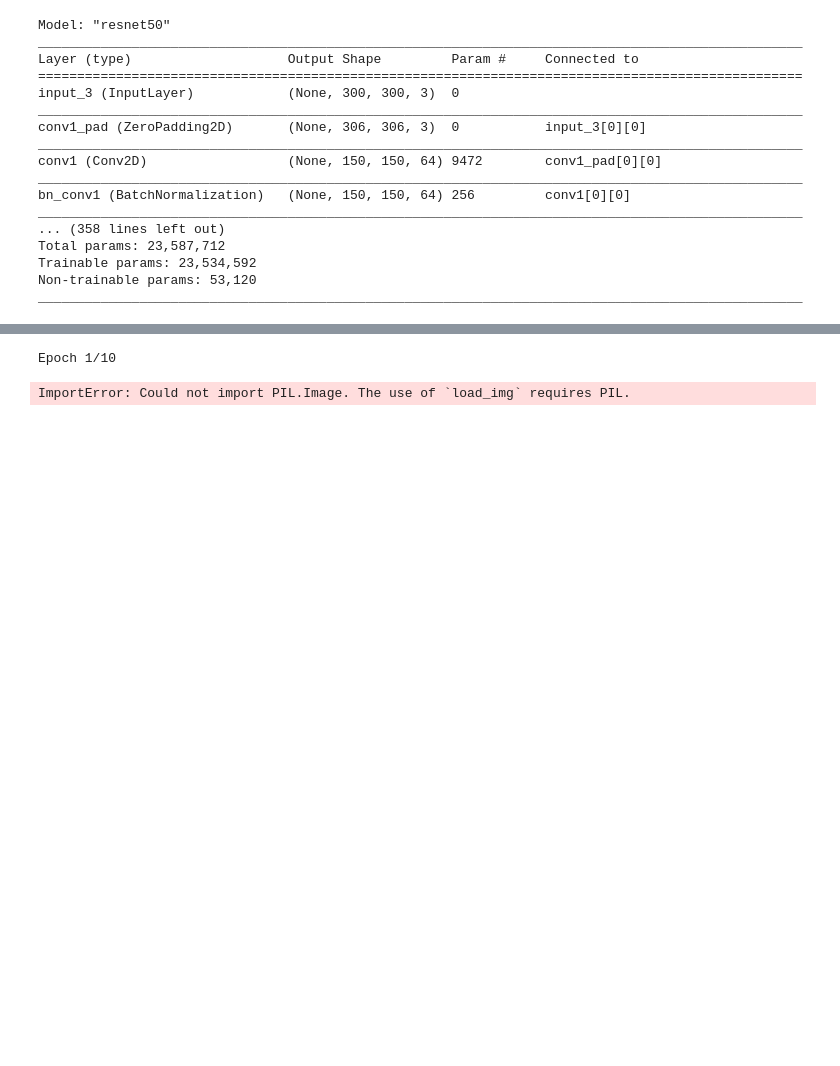
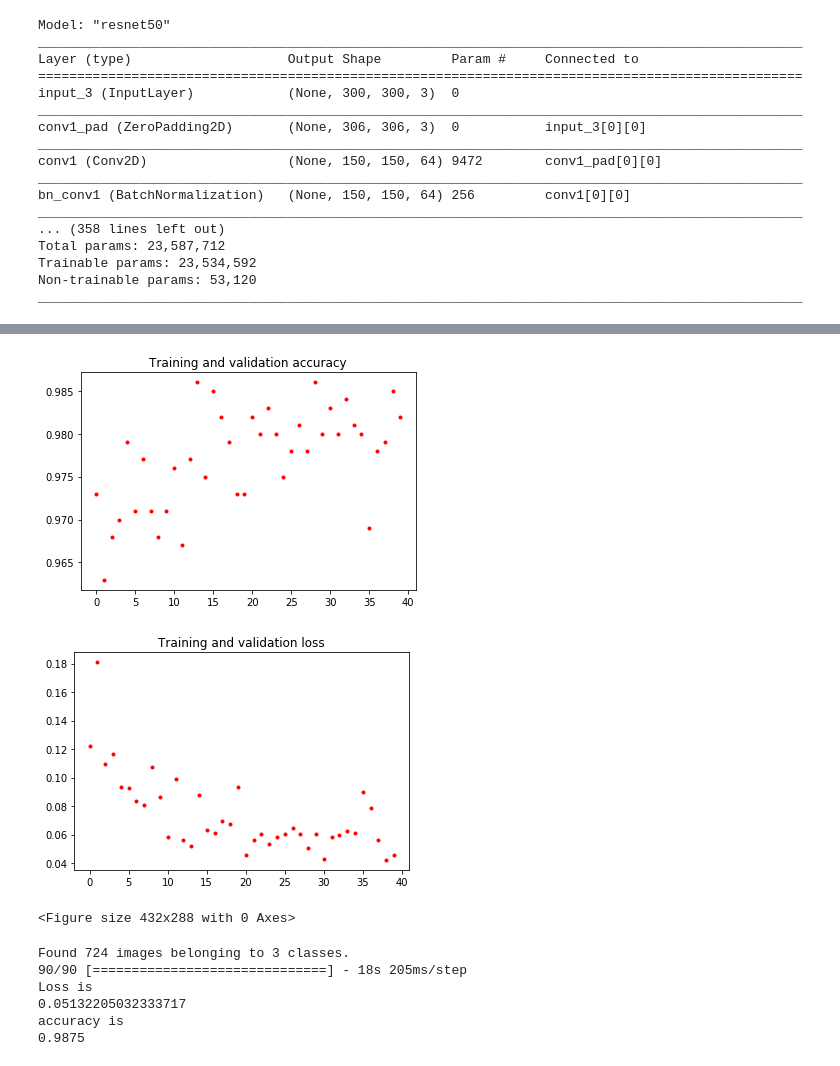
Before and after one commit to guofeng201507/NUS_IS_PR, a Jupyter notebook: CA2/ca2.ipynb, the cells around one changed output, grey strips where cells are left out. Drawn from its saved outputs; the diff is of its cells as text; code cells hidden in the pictures; blank space fills up the shorter version.

```diff
--- a/CA2/ca2.ipynb
+++ b/CA2/ca2.ipynb
@@ -98,2 +100,21 @@ Trainable params: 105,122,307
 Non-trainable params: 23,587,712
 __________________________________________________________________________________________________
+# %%
+from keras.optimizers import SGD, Adam
+import matplotlib.pyplot as plt
+from keras.callbacks import ModelCheckpoint
+from PIL import Image
+
+NUM_EPOCHS = 40
+BATCH_SIZE = 8
+num_train_images = 1000
+
+finetune_model.compile(Adam(lr=0.00001), loss='categorical_crossentropy', metrics=['accuracy'])
+
+filepath="./checkpoints/" + "ResNet50" + "_model_weights.h5"
+checkpoint = ModelCheckpoint(filepath, monitor=["acc"], verbose=1, mode='max')
+callbacks_list = [checkpoint]
+
+history = finetune_model.fit_generator(train_generator, epochs=NUM_EPOCHS, workers=8,
+                                       steps_per_epoch=num_train_images // BATCH_SIZE,
+                                       shuffle=True, callbacks=callbacks_list)
@@ -100,47 +139,49 @@ ________________________________________________________________________________
 # %%
-from keras.optimizers import SGD, Adam
-import matplotlib.pyplot as plt
-from keras.callbacks import ModelCheckpoint
-from PIL import Image
-
 # Plot the training and validation loss + accuracy
 def plot_training(history):
     acc = history.history['acc']
-    val_acc = history.history['val_acc']
+#     val_acc = history.history['val_acc']
     loss = history.history['loss']
-    val_loss = history.history['val_loss']
+#     val_loss = history.history['val_loss']
     epochs = range(len(acc))
 
     plt.plot(epochs, acc, 'r.')
-    plt.plot(epochs, val_acc, 'r')
+#     plt.plot(epochs, val_acc, 'r')
     plt.title('Training and validation accuracy')
 
     plt.figure()
     plt.plot(epochs, loss, 'r.')
-    plt.plot(epochs, val_loss, 'r-')
+#     plt.plot(epochs, val_loss, 'r-')
     plt.title('Training and validation loss')
     plt.show()
 
     plt.savefig('acc_vs_epochs.png')
 
-
-NUM_EPOCHS = 10
-BATCH_SIZE = 8
-num_train_images = 10000
-
-adam = Adam(lr=0.00001)
-finetune_model.compile(adam, loss='categorical_crossentropy', metrics=['accuracy'])
-
-filepath="./checkpoints/" + "ResNet50" + "_model_weights.h5"
-checkpoint = ModelCheckpoint(filepath, monitor=["acc"], verbose=1, mode='max')
-callbacks_list = [checkpoint]
-
-history = finetune_model.fit_generator(train_generator, epochs=NUM_EPOCHS, workers=8,
-                                       steps_per_epoch=num_train_images // BATCH_SIZE,
-                                       shuffle=True, callbacks=callbacks_list)
-
-
 plot_training(history)
 # %% [output]
+[figure, added]
+[figure, added]
-Epoch 1/10
+<Figure size 432x288 with 0 Axes>
-ImportError: Could not import PIL.Image. The use of `load_img` requires PIL.
+# %%
+TEST_DIR = r"D:\NUS_TERM2_CA2\Validation"
+
+test_generator = datagen.flow_from_directory(TEST_DIR,
+                                                    target_size=(HEIGHT, WIDTH),
+                                                    batch_size=BATCH_SIZE)
+
+# Todo, add test
+filenames = test_generator.filenames
+nb_samples = len(filenames)
+
+loss, acc = finetune_model.evaluate_generator(test_generator, workers=8, steps = nb_samples //BATCH_SIZE, verbose=1)
+print('Loss is')
+print(loss)
+print('accuracy is')
+print(acc)
+# %% [output]
+Found 724 images belonging to 3 classes.
+90/90 [==============================] - 18s 205ms/step
+Loss is
+0.05132205032333717
+accuracy is
+0.9875
```
Also changed, not shown: parts of 4 cells of this notebook, 1 other file.
